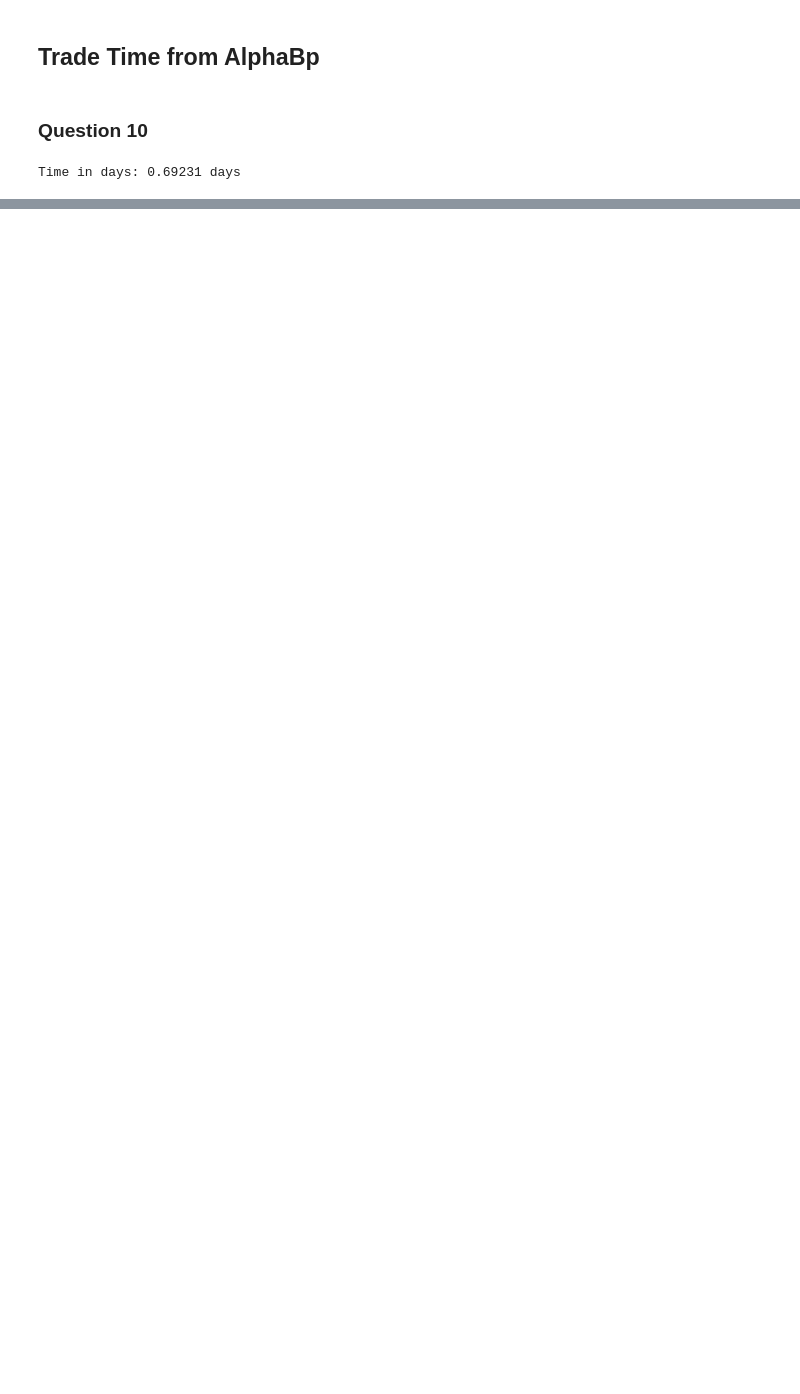
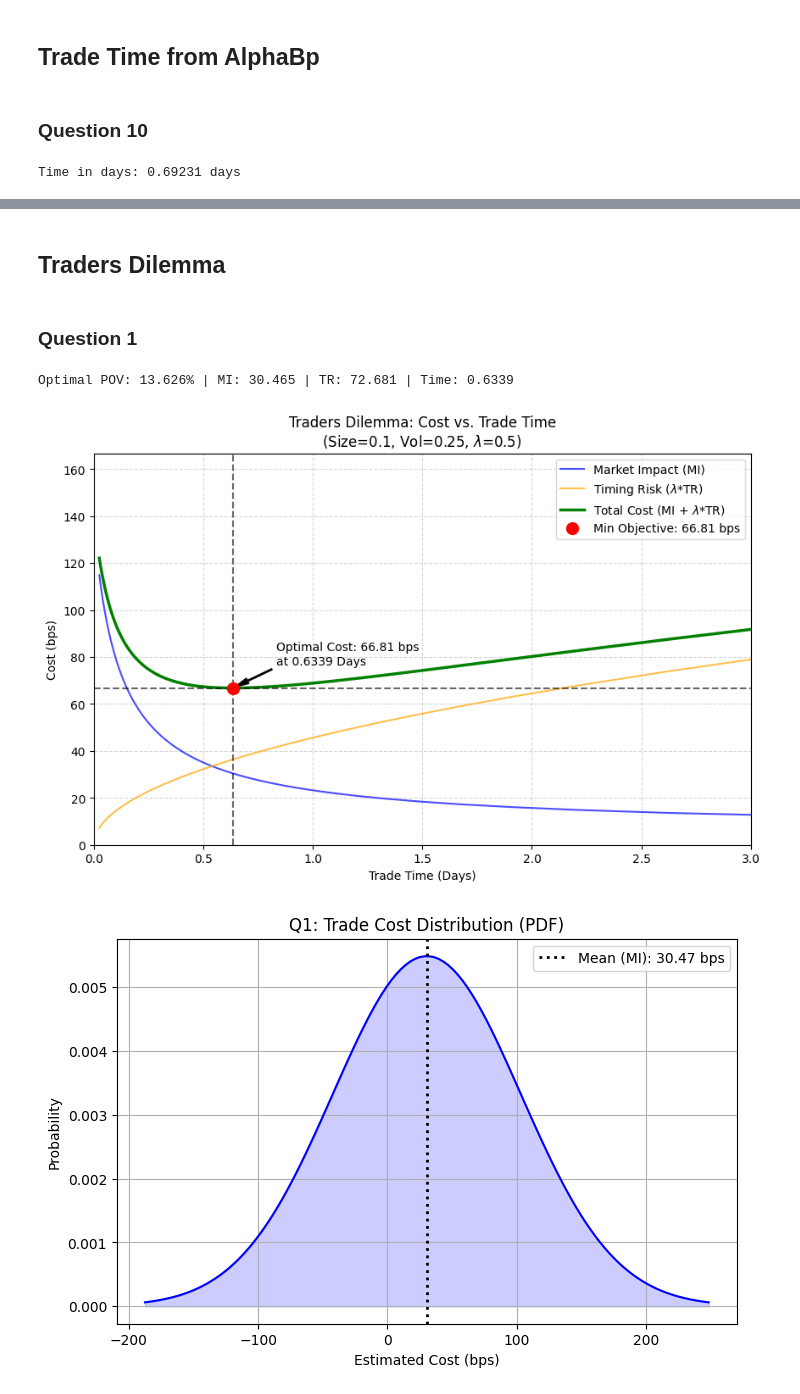
Before and after one commit to aruvins/Algorithm-Trading-Homework, a Jupyter notebook: Algo_Calc_Pre_Trade.ipynb, the cells around one changed output, grey strips where cells are left out. Cells and saved outputs as stored; diff of their text form; code cells hidden in the pictures; blank space fills up the shorter version.

```diff
--- a/Algo_Calc_Pre_Trade.ipynb
+++ b/Algo_Calc_Pre_Trade.ipynb
@@ -78,5 +333,7 @@ class PreTradeTCA:
 # %%
+# Initialize TCA and Optimization Classes
 tca = PreTradeTCA()
+opt = TradeOptimizer()
 # %% [markdown]
 # --------------------------------------
 # Homework 7
@@ -362,0 +624,24 @@ Time in days: 0.69231 days
+# %% [markdown]
+## Traders Dilemma
+# %% [markdown]
+### Question 1
+# %%
+side = 1
+size = 0.10
+volatility = 0.25
+risk_aversion = 0.5
+
+q1_pov = opt.traders_dilemma(size=size, vol=volatility, risk_aversion=risk_aversion)
+q1_mi = opt.MarketImpact(size, q1_pov, volatility)
+q1_tr = opt.TimingRisk(size, q1_pov, volatility)
+q1_time = opt.PovToTime(size, q1_pov)
+
+print(f"Optimal POV: {q1_pov*100:.3f}% | MI: {q1_mi:.3f} | TR: {q1_tr:.3f} | Time: {q1_time:.4f}")
+
+opt.plot_traders_dilemma(size=size, vol=volatility, lambd=risk_aversion)
+opt.plot_cost_distribution(size=size, pov=q1_pov, vol=volatility)
+opt.plot_cumulative_distribution(size=size, pov=q1_pov, vol=0.25)
+# %% [output]
+Optimal POV: 13.626% | MI: 30.465 | TR: 72.681 | Time: 0.6339
+[figure, added]
+[figure, added]
```
Also changed, not shown: parts of 18 cells of this notebook, 1 other file.
